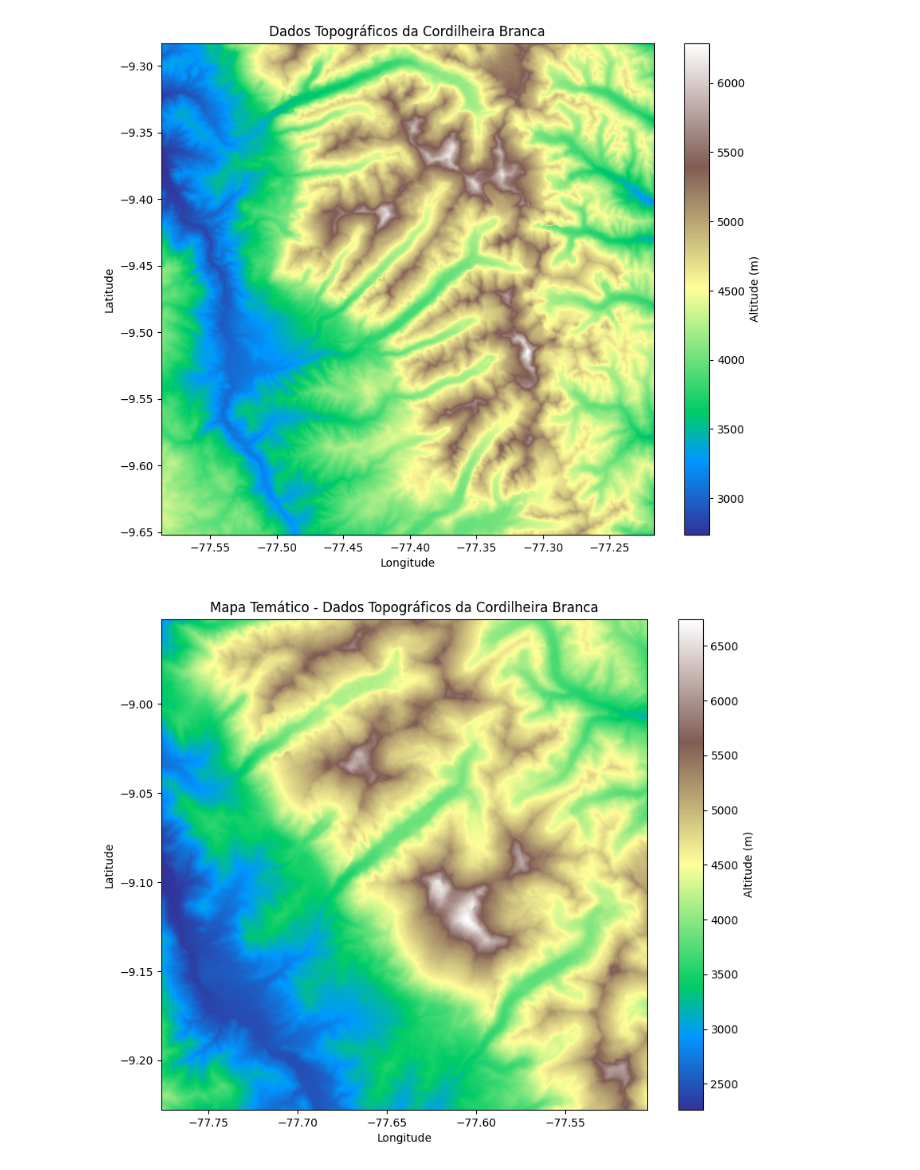
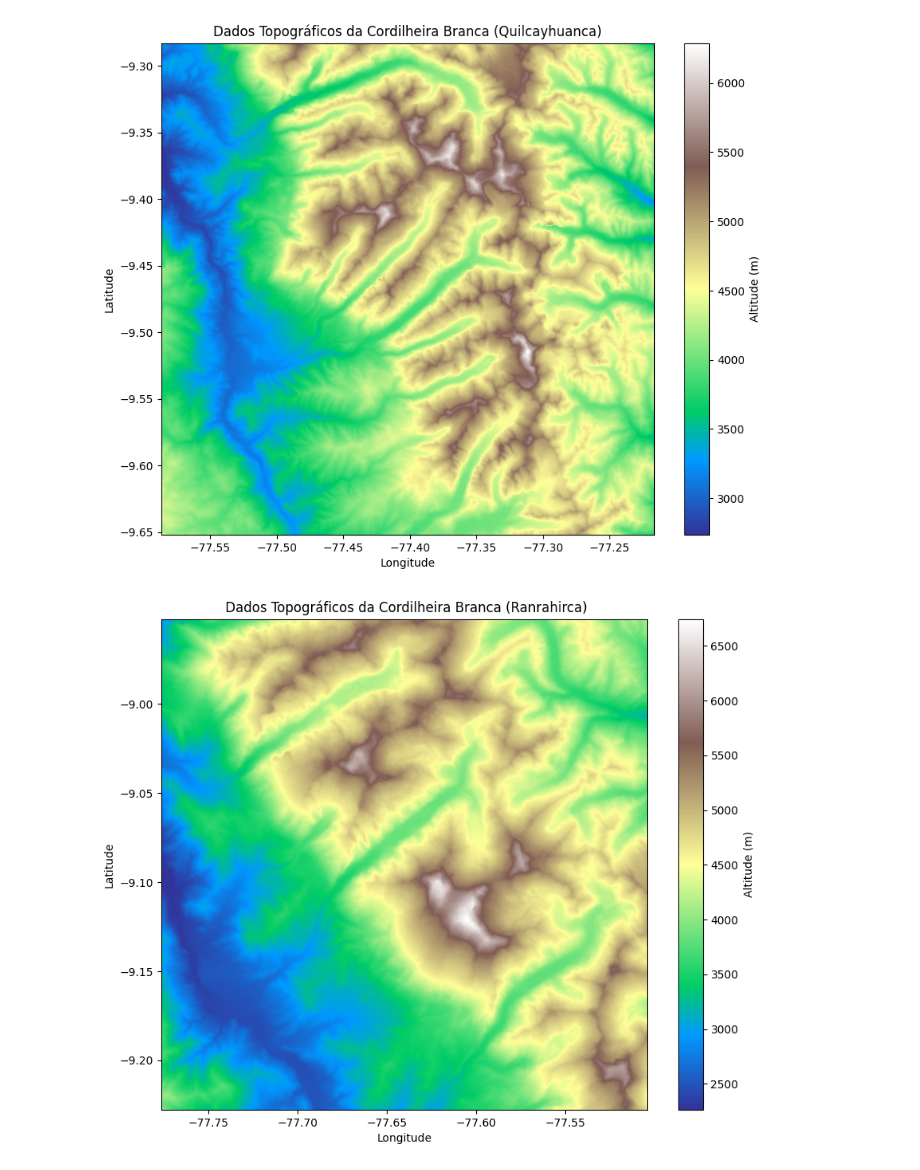
Before and after one commit to MatheusOliveira1999/LACRIO, a Jupyter notebook: Analises/Mapa/mapa.ipynb, the cells around one changed output. Cells and saved outputs as stored; diff of their text form; code cells hidden in the pictures.

```diff
--- a/Analises/Mapa/mapa.ipynb
+++ b/Analises/Mapa/mapa.ipynb
@@ -1,25 +1,25 @@
 # %%
 import rasterio
 import matplotlib.pyplot as plt
 
 # Abrindo o arquivo TIFF
 with rasterio.open('/home/matheus/Documentos/GitHub/LACRIO/Analises/Mapa/Quilcayhuanca_sub_cuenca.tif') as src:
     # Lendo a primeira banda (geralmente a única banda em dados de elevação)
     data = src.read(1)
     # Obtendo os limites espaciais do arquivo
     extent = [src.bounds.left, src.bounds.right, src.bounds.bottom, src.bounds.top]
 
 # Configurando a figura
 plt.figure(figsize=(10, 8))
 # Usando uma paleta de cores adequada para topografia, como 'terrain'
 plt.imshow(data, cmap='terrain', extent=extent)
 plt.colorbar(label='Altitude (m)')
-plt.title('Dados Topográficos da Cordilheira Branca')
+plt.title('Dados Topográficos da Cordilheira Branca (Quilcayhuanca)')
 plt.xlabel('Longitude')
 plt.ylabel('Latitude')
 plt.show()
 # %% [output]
-[figure, old version]
+[figure, new version]
 # %%
 import rasterio
 import matplotlib.pyplot as plt
@@ -36,9 +36,9 @@ plt.figure(figsize=(10, 8))
 # Usando uma paleta de cores adequada para topografia, como 'terrain'
 plt.imshow(data, cmap='terrain', extent=extent)
 plt.colorbar(label='Altitude (m)')
-plt.title('Mapa Temático - Dados Topográficos da Cordilheira Branca')
+plt.title(' Dados Topográficos da Cordilheira Branca (Ranrahirca)')
 plt.xlabel('Longitude')
 plt.ylabel('Latitude')
 plt.show()
 # %% [output]
-[figure, old version]
+[figure, new version]
```
Also changed, not shown: parts of 1 cell of this notebook, 36 other files.
